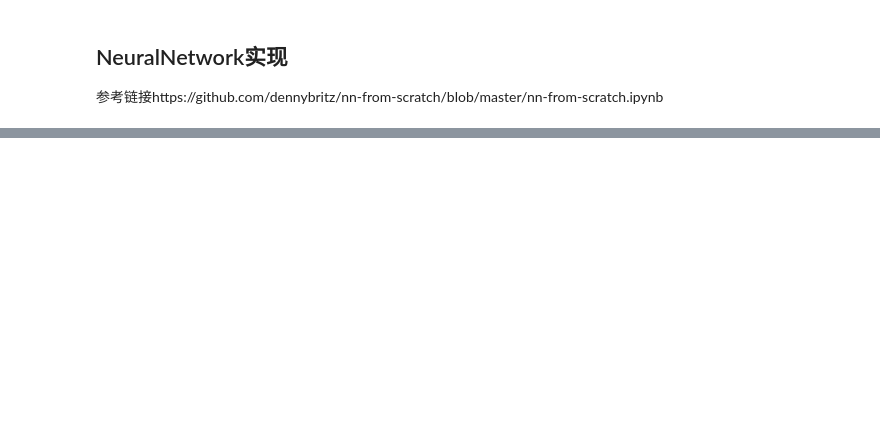
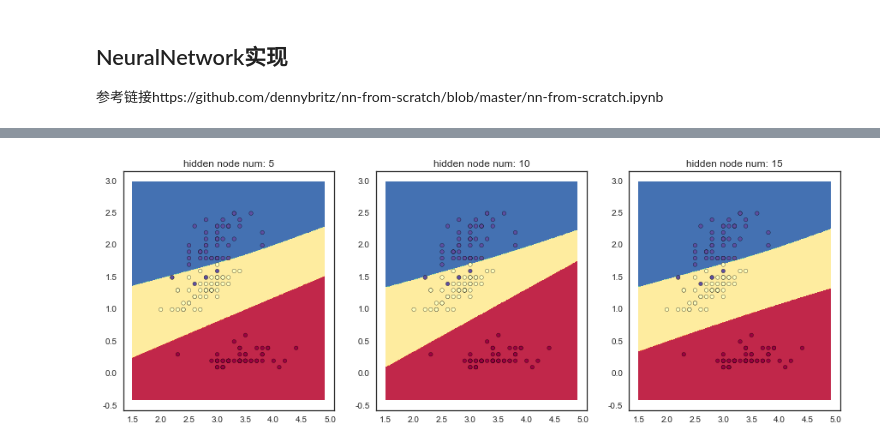
Before and after one commit to LydiaY5559/Practice, a Jupyter notebook: MachineLearning/neural_network.ipynb, the cells around one changed output, grey strips where cells are left out. Saved outputs shown, nothing was run; the diff lists cells and outputs as text; code cells hidden in the pictures; blank space fills up the shorter version.

```diff
--- a/MachineLearning/neural_network.ipynb
+++ b/MachineLearning/neural_network.ipynb
@@ -139,0 +135,18 @@ for i, hide_node in enumerate(hide_node_list):
+# %%
+iris = datasets.load_iris()
+X = iris.data[:, [1,3]]
+y = iris.target
+# %%
+hide_node_list = [5,10,15]
+plot_row_num = (len(hide_node_list)-1)//3+1
+epoch = 20000
+
+plt.figure(figsize=(15, plot_row_num*5))
+for i, hide_node in enumerate(hide_node_list):
+    plt.subplot(plot_row_num,3,i+1)
+    plt.title('hidden node num: %d'%hide_node)
+    nn = NeuralNetwork(nn_input_dim=2, nn_hide_dim=hide_node, nn_output_dim=3)
+    nn.fit(X, y, epoch=epoch)
+    plot_decision_boundary(lambda x: nn.predict(x))
+# %% [output]
+[figure, added]
```
Also changed, not shown: parts of 9 cells of this notebook.
